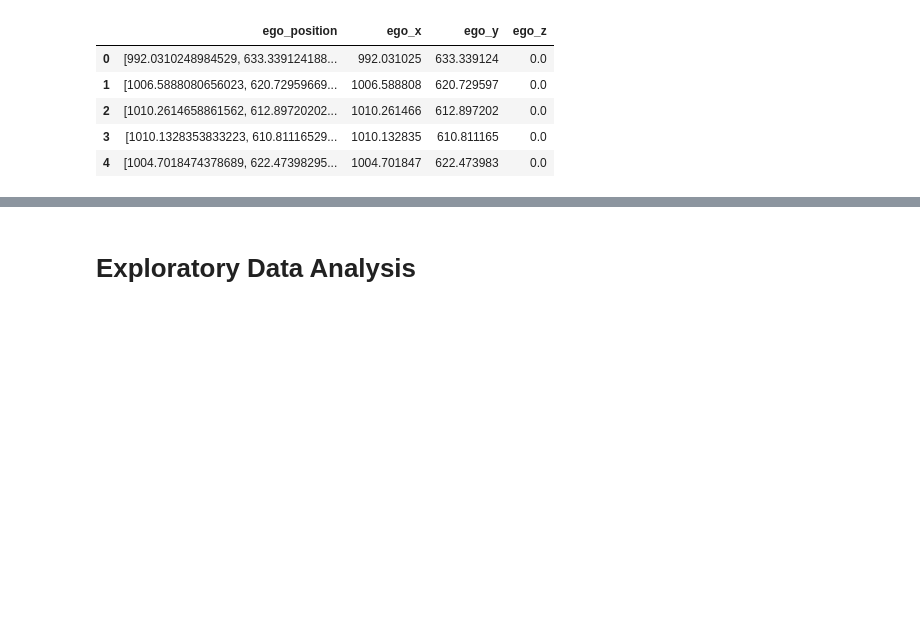
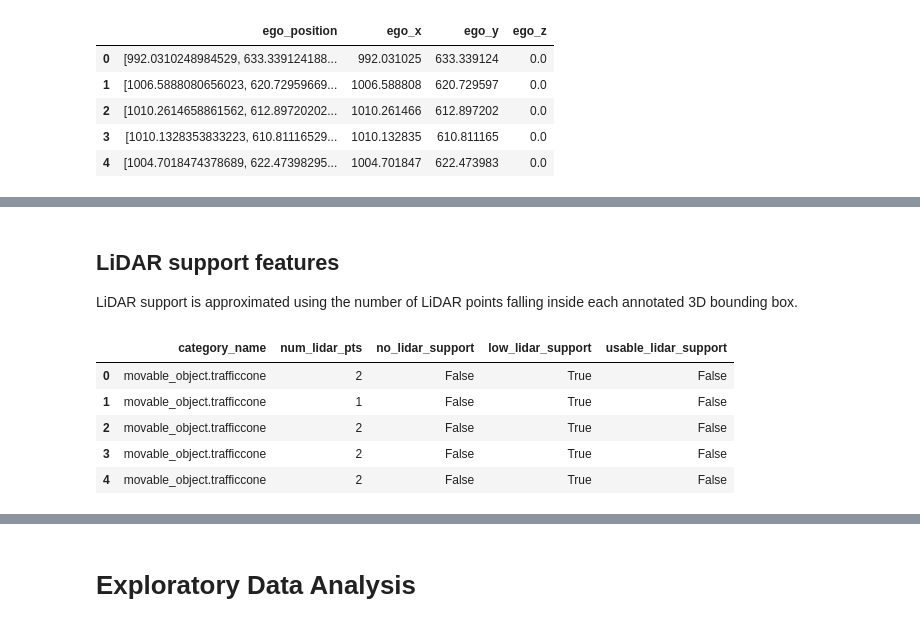
Before and after one commit to darkcyan-ugli-fruit/nuscenes-multimodal-learning, a Jupyter notebook: notebooks/00_EDA.ipynb, the cells around one changed output, grey strips where cells are left out. Saved outputs shown, nothing was run; the diff lists cells and outputs as text; code cells hidden in the pictures; blank space fills up the shorter version.

```diff
--- a/notebooks/00_EDA.ipynb
+++ b/notebooks/00_EDA.ipynb
@@ -930,0 +569,10 @@ print(features_df["good_camera_view"].value_counts())
+# %%
+# Box volume
+
+features_df["volume"] = (
+    features_df["size_w"] *
+    features_df["size_l"] *
+    features_df["size_h"]
+)
+
+features_df[["size_w", "size_l", "size_h", "volume"]].head()
@@ -930,0 +586,18 @@ print(features_df["good_camera_view"].value_counts())
+# %%
+# Aspect ratio
+
+n_zero: int = int((features_df["size_w"] == 0).sum())
+
+if n_zero > 0:
+    print(
+        f"Warning: {n_zero} rows have size_w = 0. "
+        "aspect_ratio_l_w is set to NaN for these rows."
+    )
+
+features_df["aspect_ratio_l_w"] = np.where(
+    features_df["size_w"] == 0,
+    np.nan,
+    features_df["size_l"] / features_df["size_w"],
+)
+
+features_df[["size_l", "size_w", "aspect_ratio_l_w"]].head()
@@ -930,0 +611,27 @@ print(features_df["good_camera_view"].value_counts())
+# %% [markdown]
+## LiDAR support features
+
+LiDAR support is approximated using the number of LiDAR points falling inside each annotated 3D bounding box.
+# %%
+# LiDAR support flags
+
+features_df["no_lidar_support"] = features_df["num_lidar_pts"] == 0
+features_df["low_lidar_support"] = features_df["num_lidar_pts"].between(1, 4)
+features_df["usable_lidar_support"] = features_df["num_lidar_pts"] >= 5
+
+features_df[
+    [
+        "category_name",
+        "num_lidar_pts",
+        "no_lidar_support",
+        "low_lidar_support",
+        "usable_lidar_support",
+    ]
+].head()
+# %% [output]
+|  | category_name | num_lidar_pts | no_lidar_support | low_lidar_support | usable_lidar_support |
+| 0 | movable_object.trafficcone | 2 | False | True | False |
+| 1 | movable_object.trafficcone | 1 | False | True | False |
+| 2 | movable_object.trafficcone | 2 | False | True | False |
+| 3 | movable_object.trafficcone | 2 | False | True | False |
+| 4 | movable_object.trafficcone | 2 | False | True | False |
```
Also changed, not shown: parts of 75 cells of this notebook.
